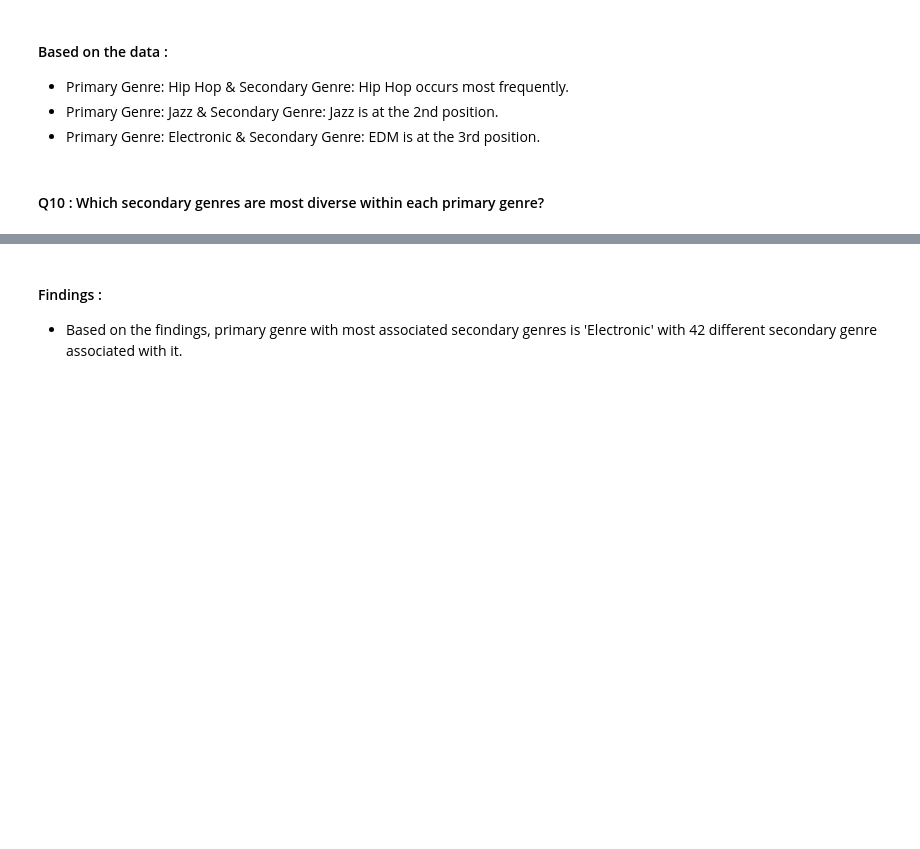
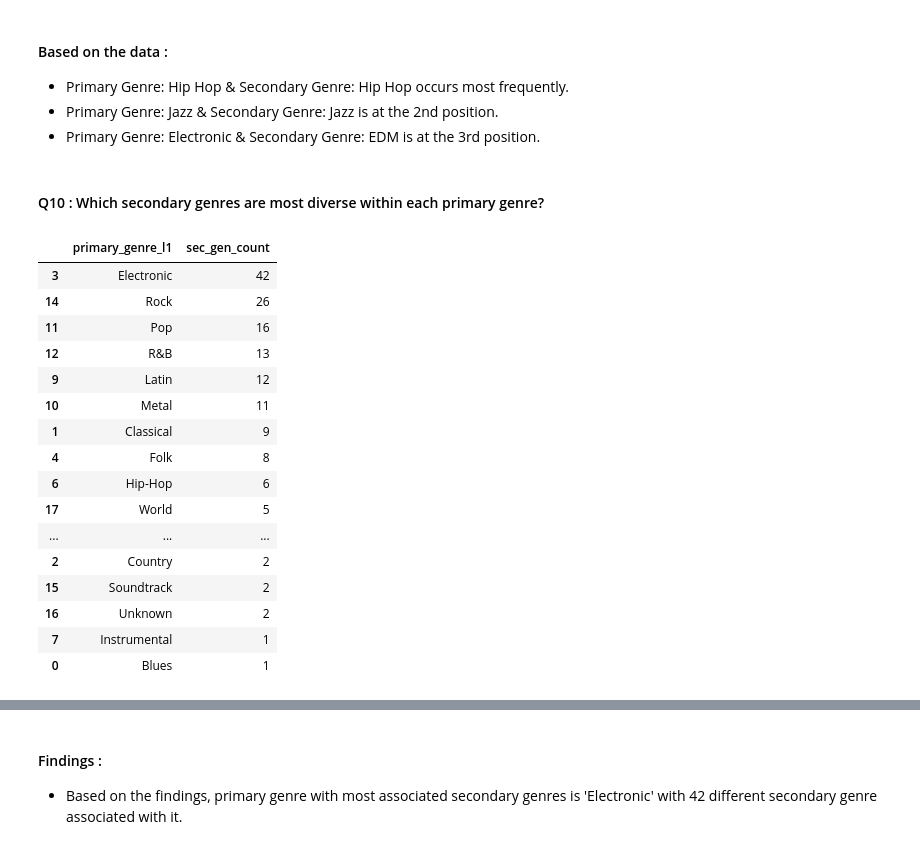
Before and after one commit to pravin25kumar/Spotify-Data-Analysis, a Jupyter notebook: SpotifyProject.ipynb, the cells around one changed output, grey strips where cells are left out. Saved outputs shown, nothing was run; the diff lists cells and outputs as text; code cells hidden in the pictures; blank space fills up the shorter version.

```diff
--- a/SpotifyProject.ipynb
+++ b/SpotifyProject.ipynb
@@ -270,11 +371,31 @@ chart_7
 # %%
 sec_genre_diversity = df.groupby(
     'primary_genre_l1'
     )['primary_genre_l2'].nunique().reset_index(
         name= 'sec_gen_count'
         ).sort_values(
             by='sec_gen_count', ascending= False
             )
+
+sec_genre_diversity
+# %% [output]
+|  | primary_genre_l1 | sec_gen_count |
+| 3 | Electronic | 42 |
+| 14 | Rock | 26 |
+| 11 | Pop | 16 |
+| 12 | R&B | 13 |
+| 9 | Latin | 12 |
+| 10 | Metal | 11 |
+| 1 | Classical | 9 |
+| 4 | Folk | 8 |
+| 6 | Hip-Hop | 6 |
+| 17 | World | 5 |
+| ... | ... | ... |
+| 2 | Country | 2 |
+| 15 | Soundtrack | 2 |
+| 16 | Unknown | 2 |
+| 7 | Instrumental | 1 |
+| 0 | Blues | 1 |
 # %%
 chart_8 = alt.Chart(sec_genre_diversity).mark_bar().encode(
     x = 'primary_genre_l1:N',
```
Also changed, not shown: parts of 8 cells of this notebook, 20 other files.
